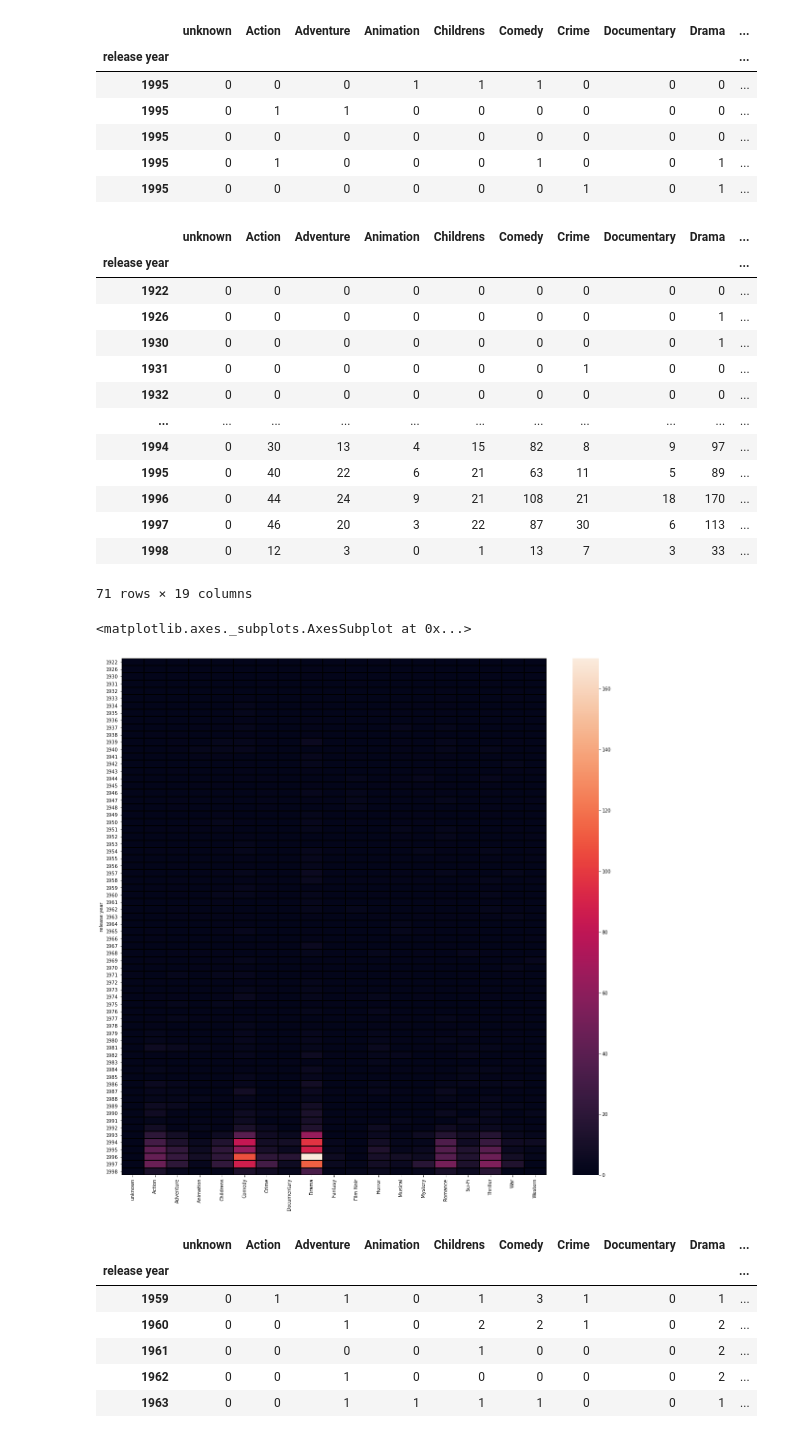
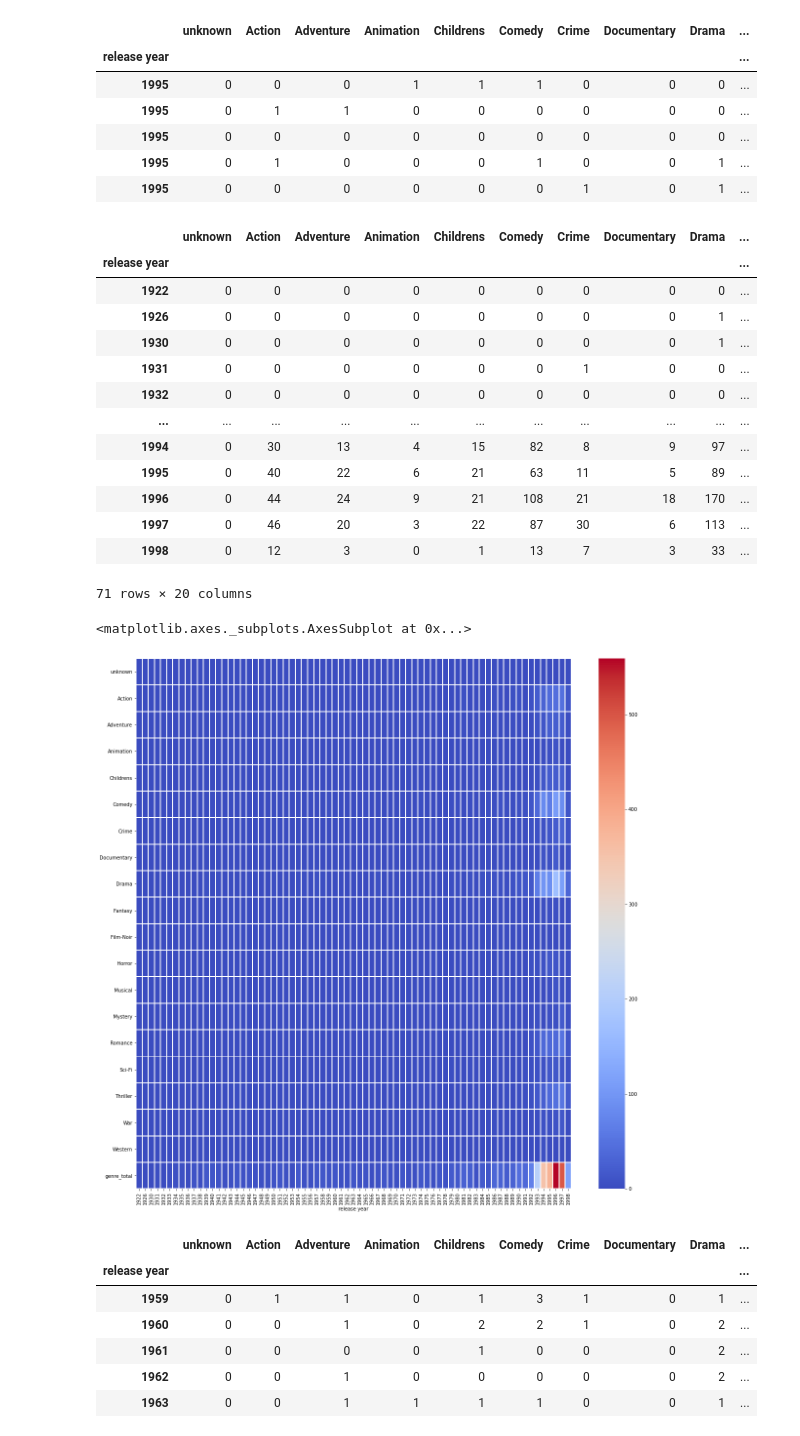
Before and after one commit to kevinstonebk/Project---MovieLens-Data-Analysis, a Jupyter notebook: MovieLens Project Questions.ipynb, the cells around one changed output. Saved outputs shown, nothing was run; the diff lists cells and outputs as text; code cells hidden in the pictures.

```diff
--- a/MovieLens Project Questions.ipynb
+++ b/MovieLens Project Questions.ipynb
@@ -342,0 +331,4 @@ Number of movies with more than one genre is: 849
+# %%
+genres = movies.columns.values.tolist()[3:]
+movies['genre_total'] = movies[genres].sum(axis=1)
+movies[movies['genre_total'] > 1]['movie title']
@@ -507,8 +489,9 @@ Hint 2: Use groupby on the relevant column and use sum() on the same to find out
 # %%
 ######### Index by release year and get only columns that are genres ###########
 
-df8=movies2.iloc[:,3:23]
+df8=movies2.iloc[:,3:25]
 df8.head()
+df8.drop(columns = 'genre_total')
 #df8.reset_index(inplace=True)
 df8.set_index('release year',inplace=True)
 df8.head()
@@ -539,15 +522,15 @@ df8_grouped
 | 1996 | 0 | 44 | 24 | 9 | 21 | 108 | 21 | 18 | 170 | ... |
 | 1997 | 0 | 46 | 20 | 3 | 22 | 87 | 30 | 6 | 113 | ... |
 | 1998 | 0 | 12 | 3 | 0 | 1 | 13 | 7 | 3 | 33 | ... |
-71 rows × 19 columns
+71 rows × 20 columns
 # %%
 #Your answer here
 plt.figure(figsize=(20,20))
-sns.heatmap(df8_grouped, linewidths=1, linecolor='black')
+sns.heatmap(df8_grouped.T, linewidths=1, cmap='coolwarm')
 #This Graph shows off the ninties have way more movies than past years
 # %% [output]
 <matplotlib.axes._subplots.AxesSubplot at 0x...>
-[figure, old version]
+[figure, new version]
 # %%
 df8_grouped.tail(40)
 # %% [output]
```
Also changed, not shown: parts of 44 cells of this notebook.
